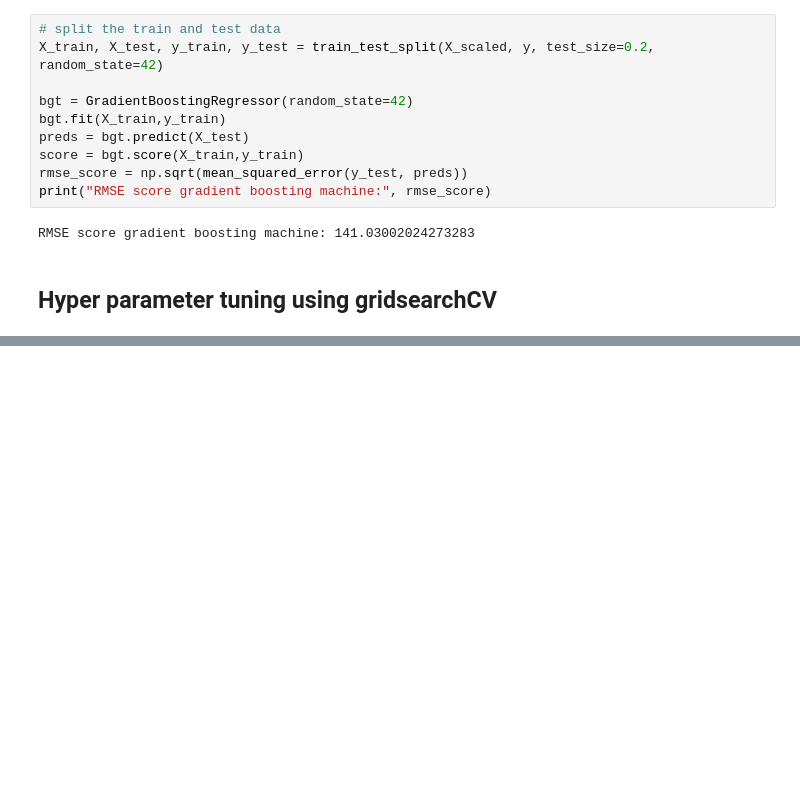
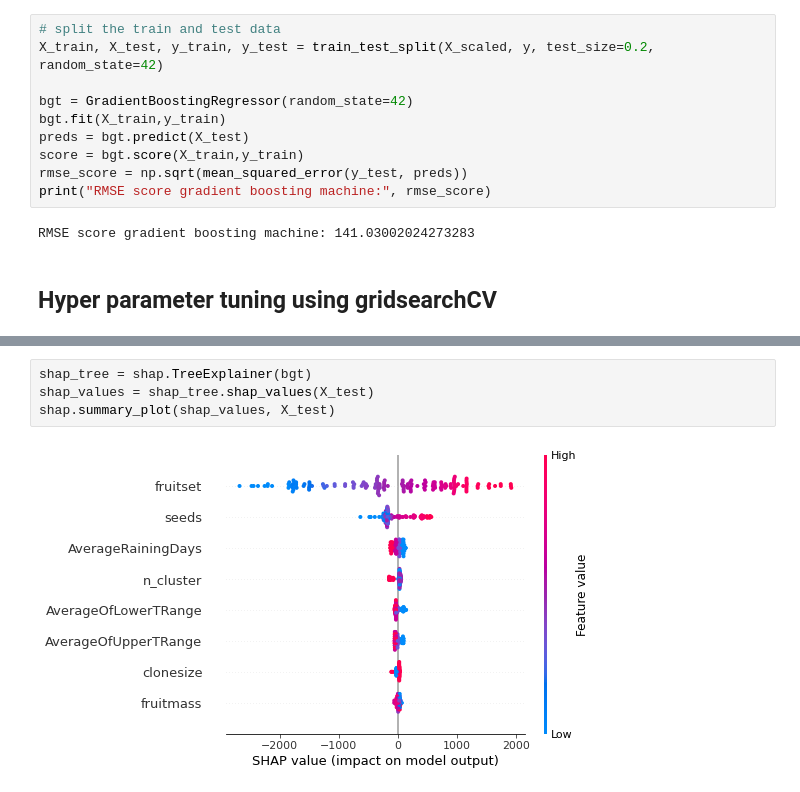
Before and after one commit to avikumart/Wild-Blue-Berry-Yield-Prediction-Flask-app-deploy, a Jupyter notebook: wild-blue-berry-yield-prediction.ipynb, the cells around one changed output, grey strips where cells are left out. Cells and saved outputs as stored; diff of their text form; blank space fills up the shorter version.

```diff
--- a/wild-blue-berry-yield-prediction.ipynb
+++ b/wild-blue-berry-yield-prediction.ipynb
@@ -283,0 +312,6 @@ Best score: 203.71683777515562
+# %%
+shap_tree = shap.TreeExplainer(bgt)
+shap_values = shap_tree.shap_values(X_test)
+shap.summary_plot(shap_values, X_test)
+# %% [output]
+[figure, added]
```
Also changed, not shown: parts of 6 cells of this notebook.
